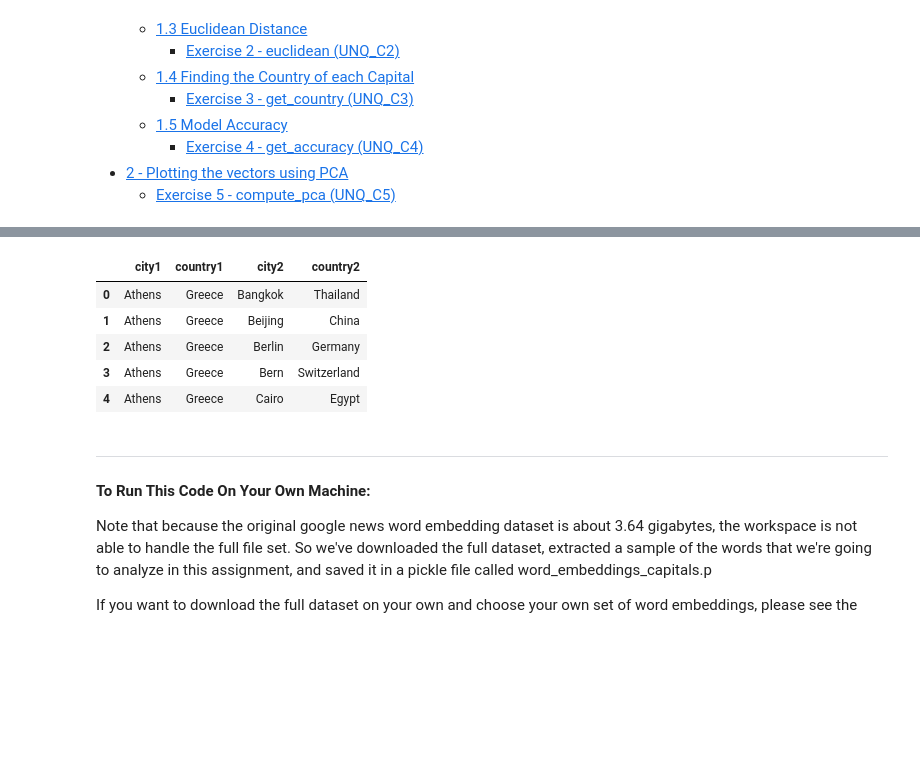
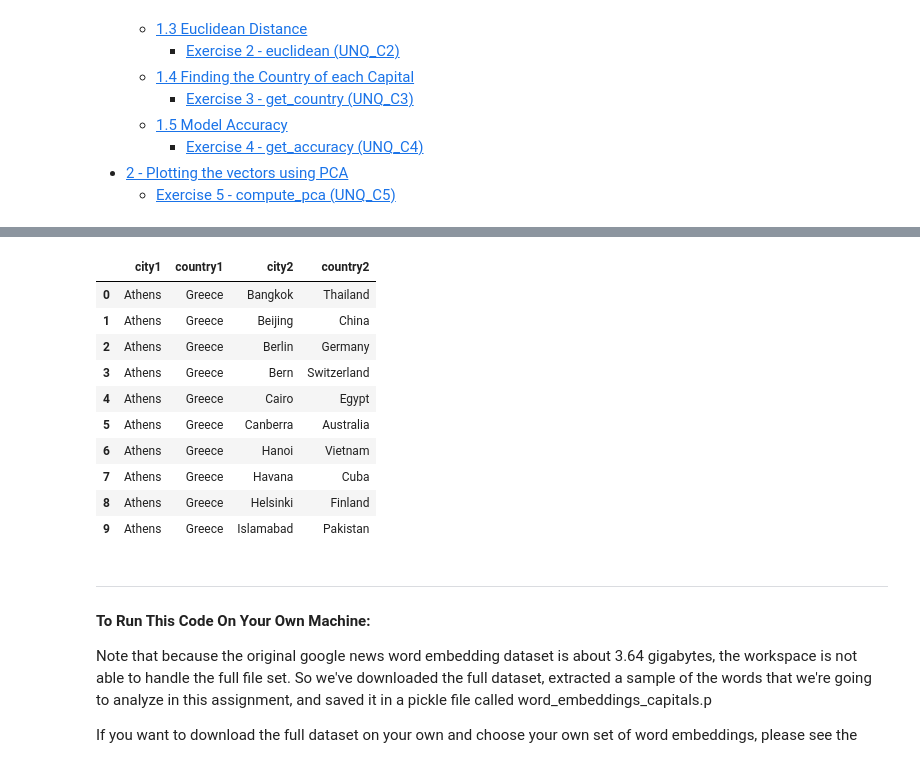
Before and after one commit to jpmorris/data_science_consultant_lessons, a Jupyter notebook: lectures/011-nlp/deeplearning-ai-nlp-specialization/labs/1 - Natural Language Processing with Classification and Vector Spaces/Week 3/C1_W3_Assignment.ipynb, the cells around one changed output, grey strips where cells are left out. Cells and saved outputs as stored; diff of their text form; code cells hidden in the pictures; blank space fills up the shorter version.

```diff
--- a/lectures/011-nlp/deeplearning-ai-nlp-specialization/labs/1 - Natural Language Processing with Classification and Vector Spaces/Week 3/C1_W3_Assignment.ipynb
+++ b/lectures/011-nlp/deeplearning-ai-nlp-specialization/labs/1 - Natural Language Processing with Classification and Vector Spaces/Week 3/C1_W3_Assignment.ipynb
@@ -72,16 +72,21 @@ from utils import get_vectors
 # %%
 data = pd.read_csv('./data/capitals.txt', delimiter=' ')
 data.columns = ['city1', 'country1', 'city2', 'country2']
 
 # print first five elements in the DataFrame
-data.head(5)
+data.head(10)
 # %% [output]
 |  | city1 | country1 | city2 | country2 |
 | 0 | Athens | Greece | Bangkok | Thailand |
 | 1 | Athens | Greece | Beijing | China |
 | 2 | Athens | Greece | Berlin | Germany |
 | 3 | Athens | Greece | Bern | Switzerland |
 | 4 | Athens | Greece | Cairo | Egypt |
+| 5 | Athens | Greece | Canberra | Australia |
+| 6 | Athens | Greece | Hanoi | Vietnam |
+| 7 | Athens | Greece | Havana | Cuba |
+| 8 | Athens | Greece | Helsinki | Finland |
+| 9 | Athens | Greece | Islamabad | Pakistan |
 # %% [markdown]
 ***
 
```
Also changed, not shown: 29 other files.
